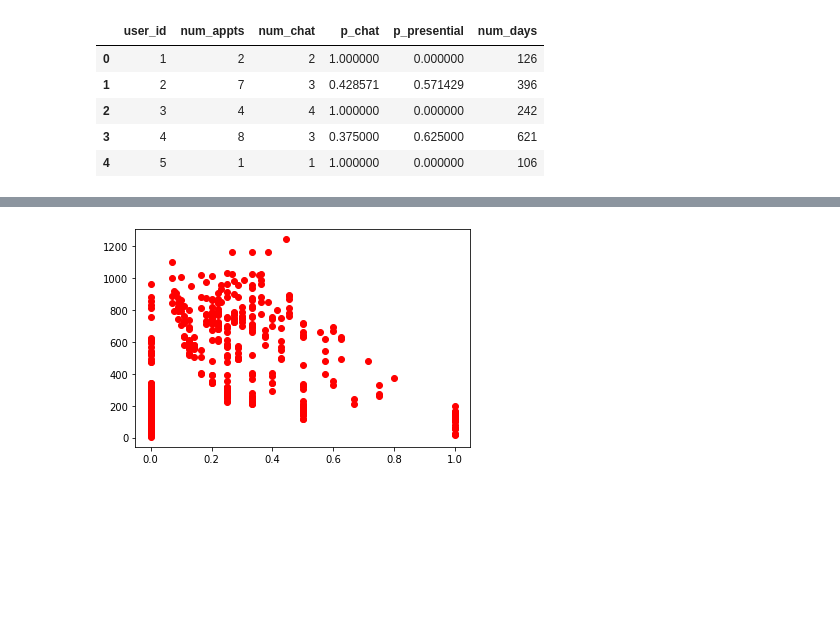
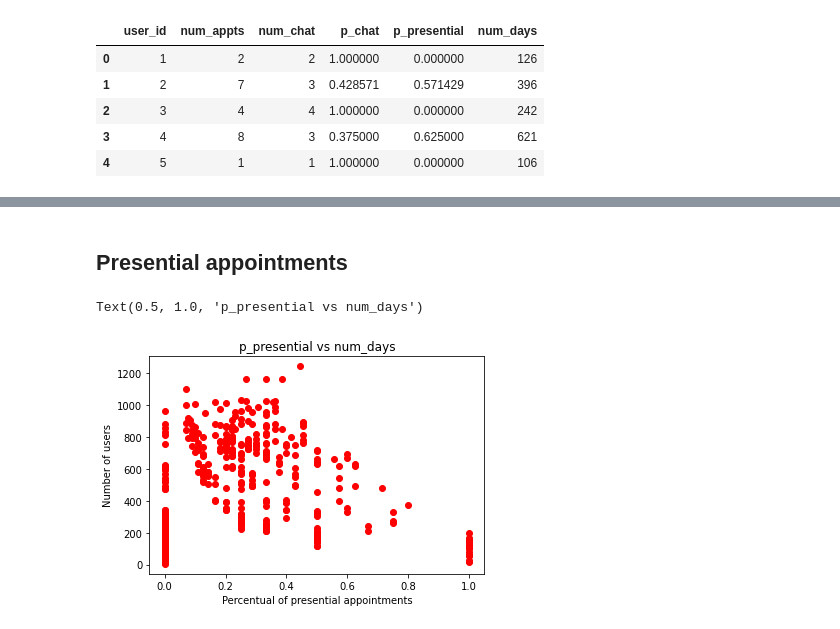
Before and after one commit to gsamp/case-cuidas, a Jupyter notebook: notebooks/avg_time_between_appts.ipynb, the cells around one changed output, grey strips where cells are left out. Drawn from its saved outputs; the diff is of its cells as text; code cells hidden in the pictures; blank space fills up the shorter version.

```diff
--- a/notebooks/avg_time_between_appts.ipynb
+++ b/notebooks/avg_time_between_appts.ipynb
@@ -323,10 +328,18 @@ OLS Regression Results
 | Kurtosis: | 1.825 | Cond. No. | 6.13 |
 Warnings:
 [1] Standard Errors assume that the covariance matrix of the errors is correctly specified.
+# %% [markdown]
+## Presential appointments
 # %%
 ax = plt.plot(df['p_presential'], df['num_days'], 'ro')
+
+# Set common labels
+plt.xlabel('Percentual of presential appointments')
+plt.ylabel('Number of users')
+plt.title('p_presential vs num_days')
 # %% [output]
+Text(0.5, 1.0, 'p_presential vs num_days')
-[figure, old version]
+[figure, new version]
 # %%
 model = ols('num_days ~ p_presential', data=df)
 fitted_model = model.fit()
```
Also changed, not shown: parts of 35 cells of this notebook, 2 other files.
